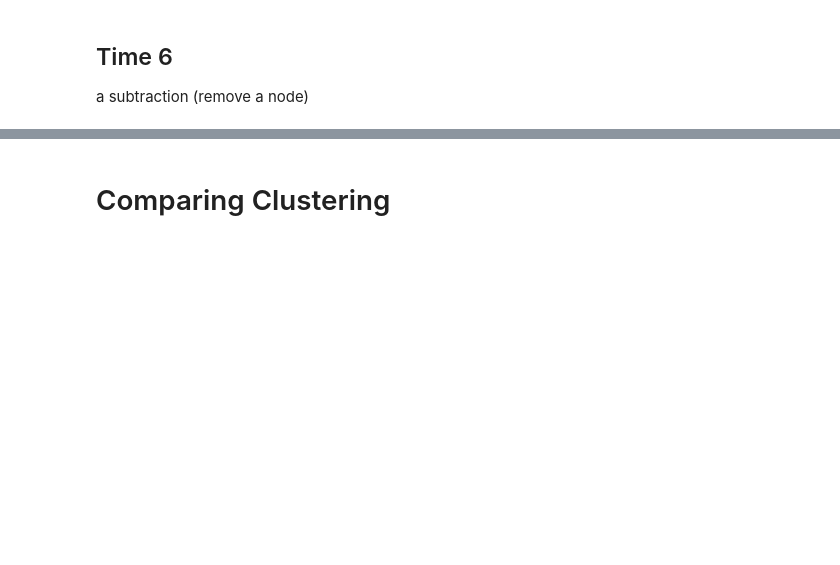
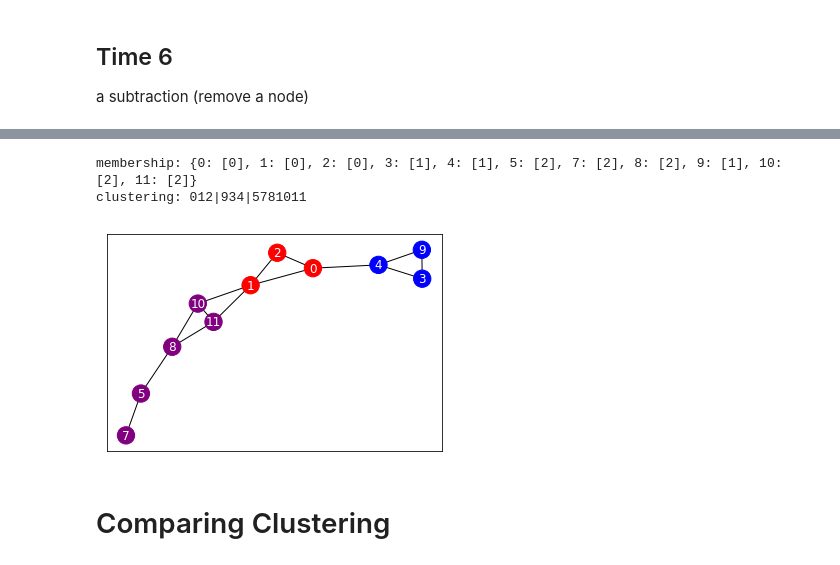
Before and after one commit to muftring/iu-indstudy, a Jupyter notebook: exploration/exploring-network-changes.ipynb, the cells around one changed output, grey strips where cells are left out. Drawn from its saved outputs; the diff is of its cells as text; code cells hidden in the pictures; blank space fills up the shorter version.

```diff
--- a/exploration/exploring-network-changes.ipynb
+++ b/exploration/exploring-network-changes.ipynb
@@ -316,3 +316,17 @@ clustering: 012|934|567|81011
 # %% [markdown]
 ## Time 6
 a subtraction (remove a node)
+# %%
+t6 = {
+    0: [1,2,4],
+    1: [0,2,10,11],
+    2: [0,1],
+    3: [4,9],
+    4: [0,3,9],
+    5: [7,8],
+    7: [5],
+    8: [5,10,11],
+    9: [3,4],
+    10: [1,8,11],
+    11: [1,8,10]
+}
@@ -319,3 +351,13 @@ a subtraction (remove a node)
+# %%
+Gt6 = nx.from_dict_of_lists(t6)
+Mt6 = louvain.best_partition(Gt6)
+Ct6 = Clustering(elm2clu_dict = membership(Mt6))
+summary(Gt6, Mt6, Ct6)
+plot(Gt6, Mt6)
+# %% [output]
+membership: {0: [0], 1: [0], 2: [0], 3: [1], 4: [1], 5: [2], 7: [2], 8: [2], 9: [1], 10: [2], 11: [2]}
+clustering: 012|934|5781011
+[figure, added]
 # %% [markdown]
 # Comparing Clustering
 # %%
```
Also changed, not shown: parts of 104 cells of this notebook, 7 other files.
